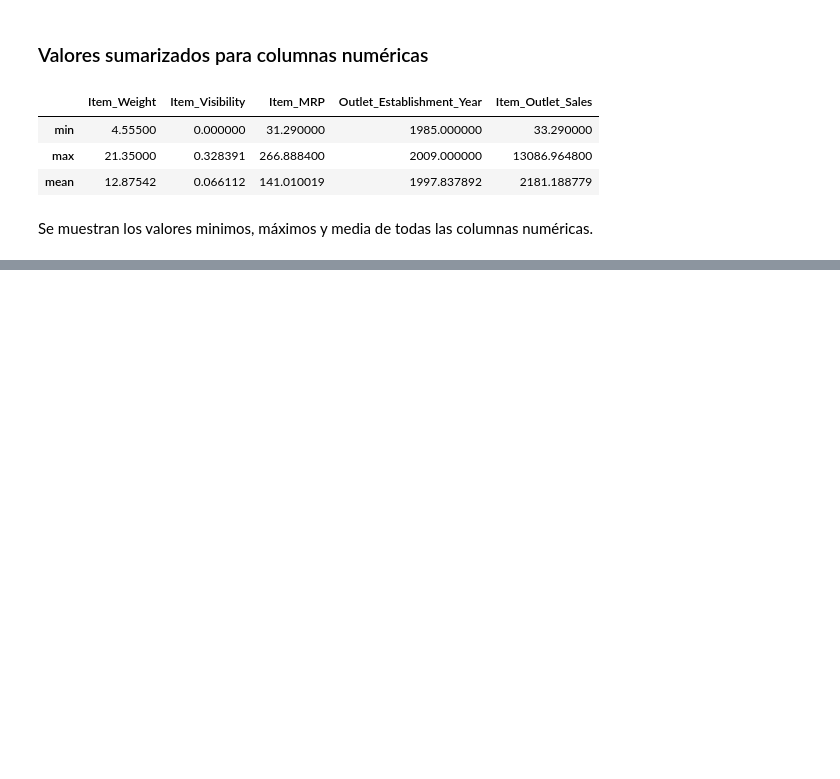
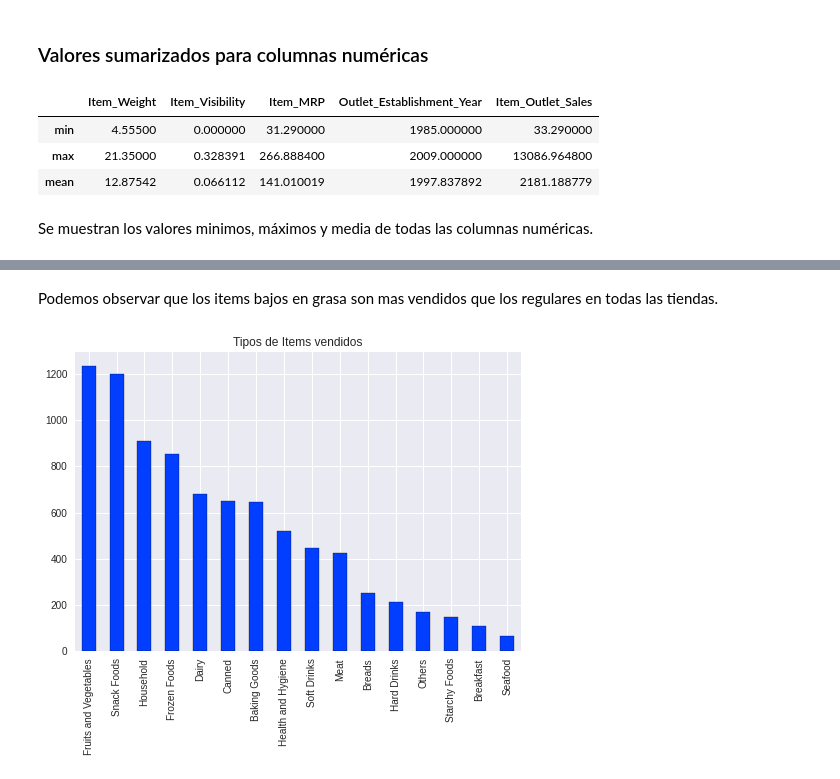
Before and after one commit to carlosegn/proyecciones-ventas-alimenticias, a Jupyter notebook: Proyeccion_ventas_alimenticias.ipynb, the cells around one changed output, grey strips where cells are left out. Drawn from its saved outputs; the diff is of its cells as text; code cells hidden in the pictures; blank space fills up the shorter version.

```diff
--- a/Proyeccion_ventas_alimenticias.ipynb
+++ b/Proyeccion_ventas_alimenticias.ipynb
@@ -416,0 +488,8 @@ Se muestran los valores minimos, máximos y media de todas las columnas numéric
+# %% [markdown]
+Podemos observar que los items bajos en grasa son mas vendidos que los regulares en todas las tiendas.
+# %%
+# Tipos de Items vendidos
+plt.title('Tipos de Items vendidos');
+df_final['Item_Type'].value_counts().plot(kind = 'bar', edgecolor = 'black');
+# %% [output]
+[figure, added]
```
Also changed, not shown: parts of 19 cells of this notebook.
